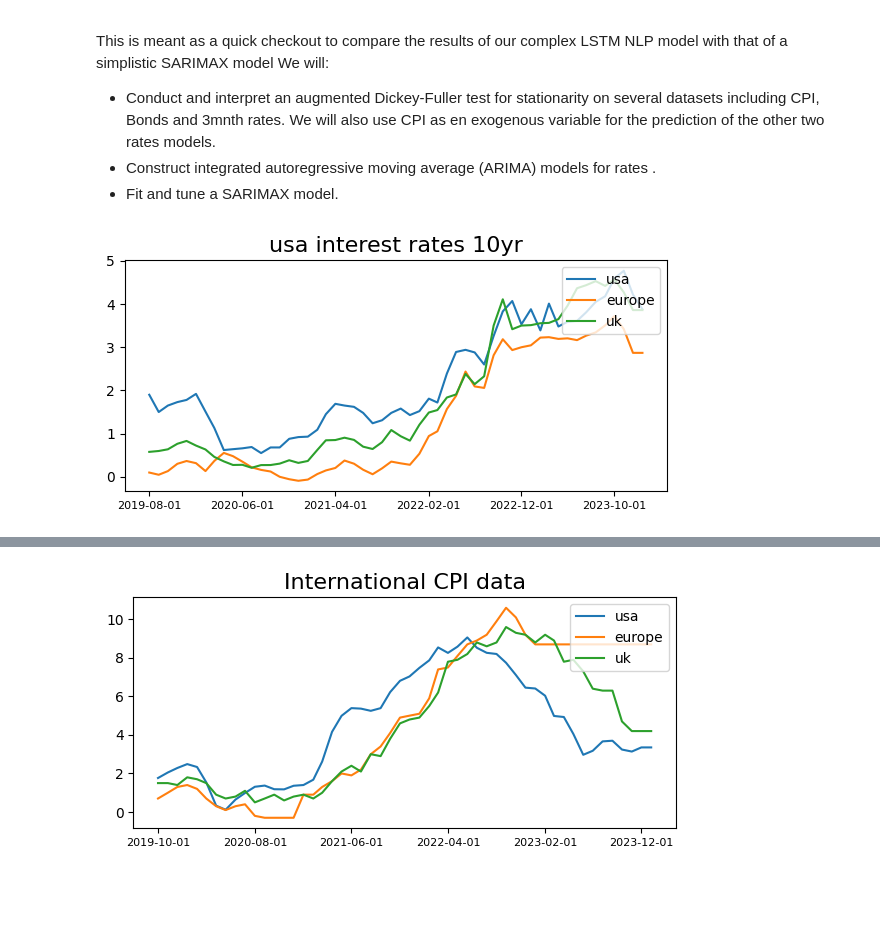
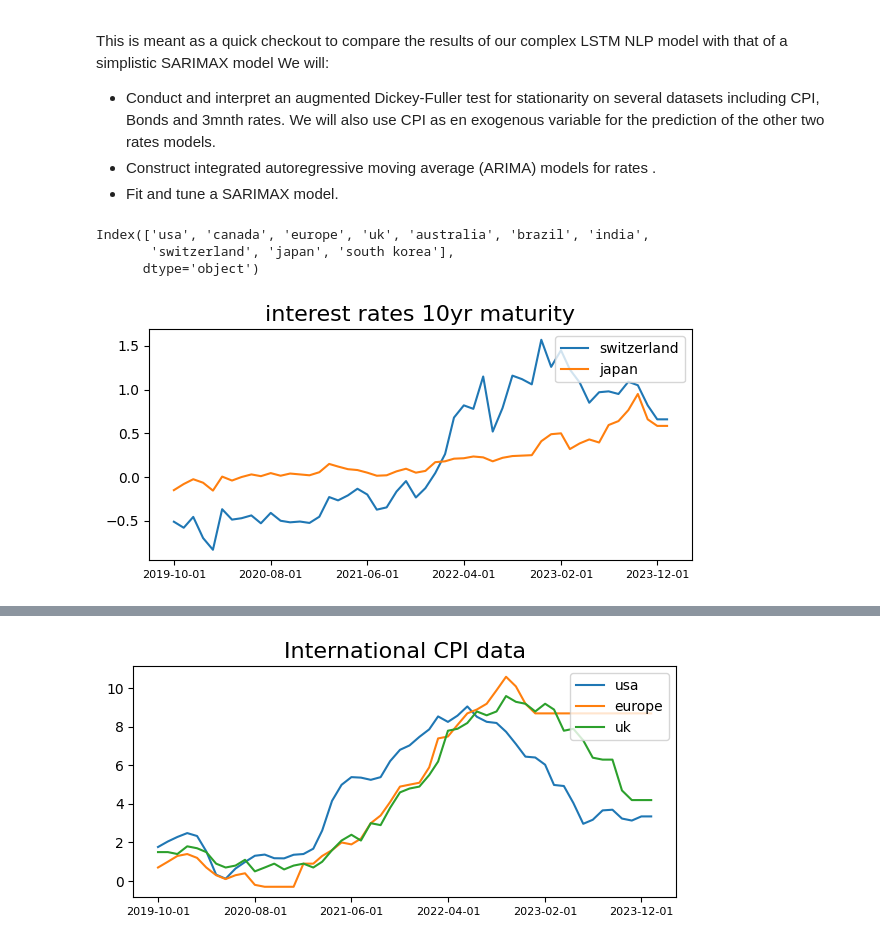
Before and after one commit to klyons/rates_cluster_nlp, a Jupyter notebook: time_series/time_series.ipynb, the cells around one changed output, grey strips where cells are left out. Saved outputs shown, nothing was run; the diff lists cells and outputs as text; code cells hidden in the pictures; blank space fills up the shorter version.

```diff
--- a/time_series/time_series.ipynb
+++ b/time_series/time_series.ipynb
@@ -31,6 +31,12 @@ short_rates = pd.read_parquet('../data/three_month_rates.parquet')
 cpi = pd.read_parquet('../data/cpi.parquet')
 commodities = pd.read_parquet('../data/commodities.parquet')
 #data = data.drop(data.index[:2])
+# %%
+cpi.columns
+# %% [output]
+Index(['usa', 'canada', 'europe', 'uk', 'australia', 'brazil', 'india',
+       'switzerland', 'japan', 'south korea'],
+      dtype='object')
 # %%
 #authors note. these dataframes will be used for exogonous analysis only when training sarimamax models
 
@@ -73,6 +79,6 @@ def plot_series(df, cols=None, title='Title', xlab=None, ylab=None, steps=1):
     plt.xticks(df.index[0::steps], fontsize=8)
 # %%
 # Generate a time plot of our bus ridership data.
-plot_series(data, ['usa', 'europe', 'uk'], title = 'usa interest rates 10yr', steps=10)
+plot_series(bonds, ['switzerland','japan'], title = 'interest rates 10yr maturity', steps=10) #'india','australia', 'switzerland'
 # %% [output]
-[figure, old version]
+[figure, new version]
```
Also changed, not shown: parts of 21 cells of this notebook, 36 other files.
